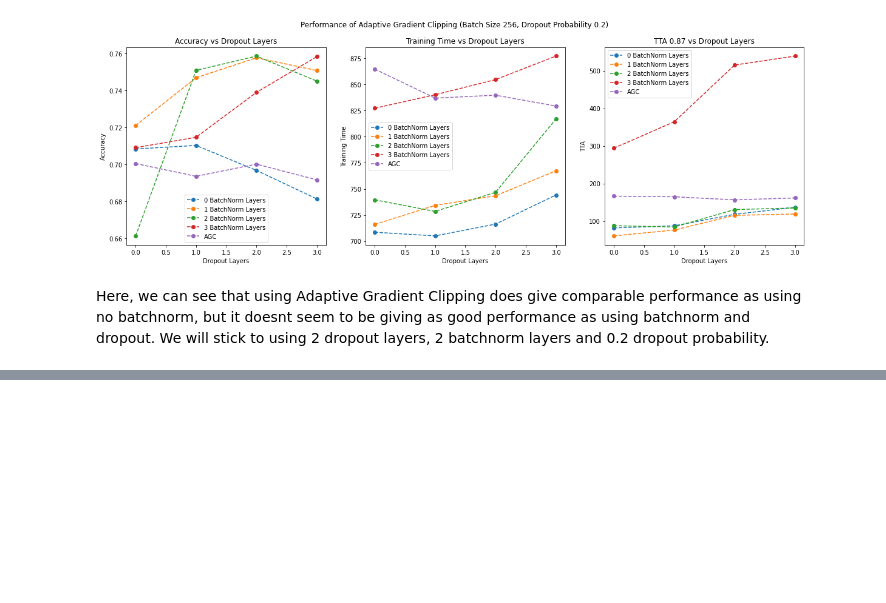
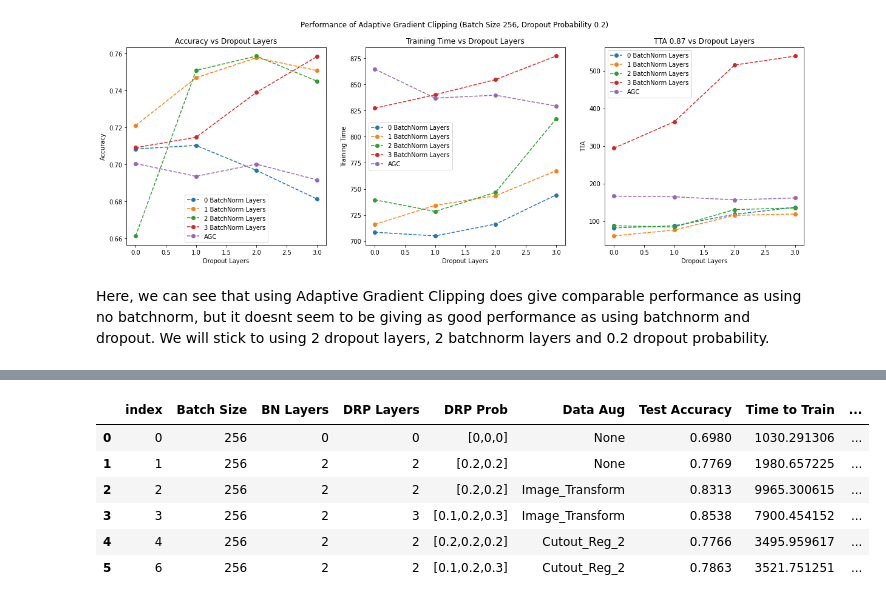
Before and after one commit to aashka-trivedi/regularization-for-image-classification, a Jupyter notebook: code/Analysis.ipynb, the cells around one changed output, grey strips where cells are left out. Saved outputs shown, nothing was run; the diff lists cells and outputs as text; code cells hidden in the pictures; blank space fills up the shorter version.

```diff
--- a/code/Analysis.ipynb
+++ b/code/Analysis.ipynb
@@ -436,2 +500,15 @@ data
+# %%
+data = data.loc[data['Data Aug']!='Cutout_Reg_16']
+data = data.loc[data['Data Aug']!='Cutout_Reg_8']
+data = data.reset_index()
+data
+# %% [output]
+|  | index | Batch Size | BN Layers | DRP Layers | DRP Prob | Data Aug | Test Accuracy | Time to Train | ... |
+| 0 | 0 | 256 | 0 | 0 | [0,0,0] | None | 0.6980 | 1030.291306 | ... |
+| 1 | 1 | 256 | 2 | 2 | [0.2,0.2] | None | 0.7769 | 1980.657225 | ... |
+| 2 | 2 | 256 | 2 | 2 | [0.2,0.2] | Image_Transform | 0.8313 | 9965.300615 | ... |
+| 3 | 3 | 256 | 2 | 3 | [0.1,0.2,0.3] | Image_Transform | 0.8538 | 7900.454152 | ... |
+| 4 | 4 | 256 | 2 | 2 | [0.2,0.2,0.2] | Cutout_Reg_2 | 0.7766 | 3495.959617 | ... |
+| 5 | 6 | 256 | 2 | 2 | [0.1,0.2,0.3] | Cutout_Reg_2 | 0.7863 | 3521.751251 | ... |
 # %%
 #transform data
```
Also changed, not shown: parts of 10 cells of this notebook, 2 other files.
